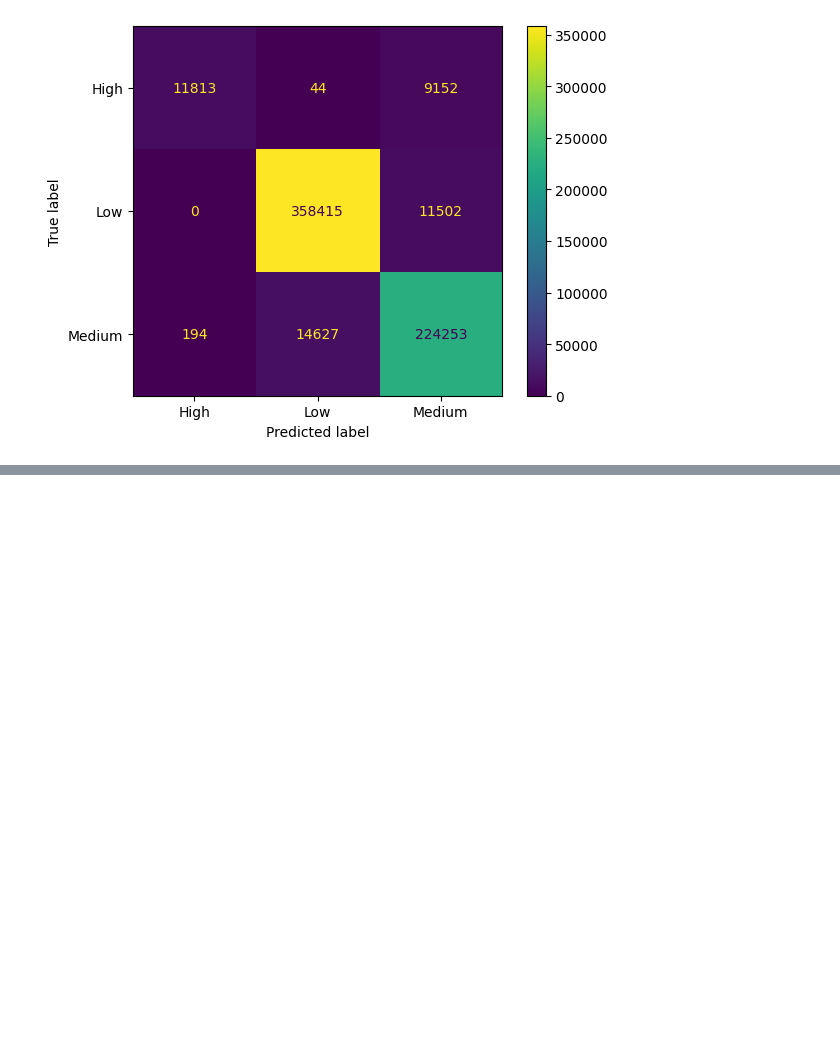
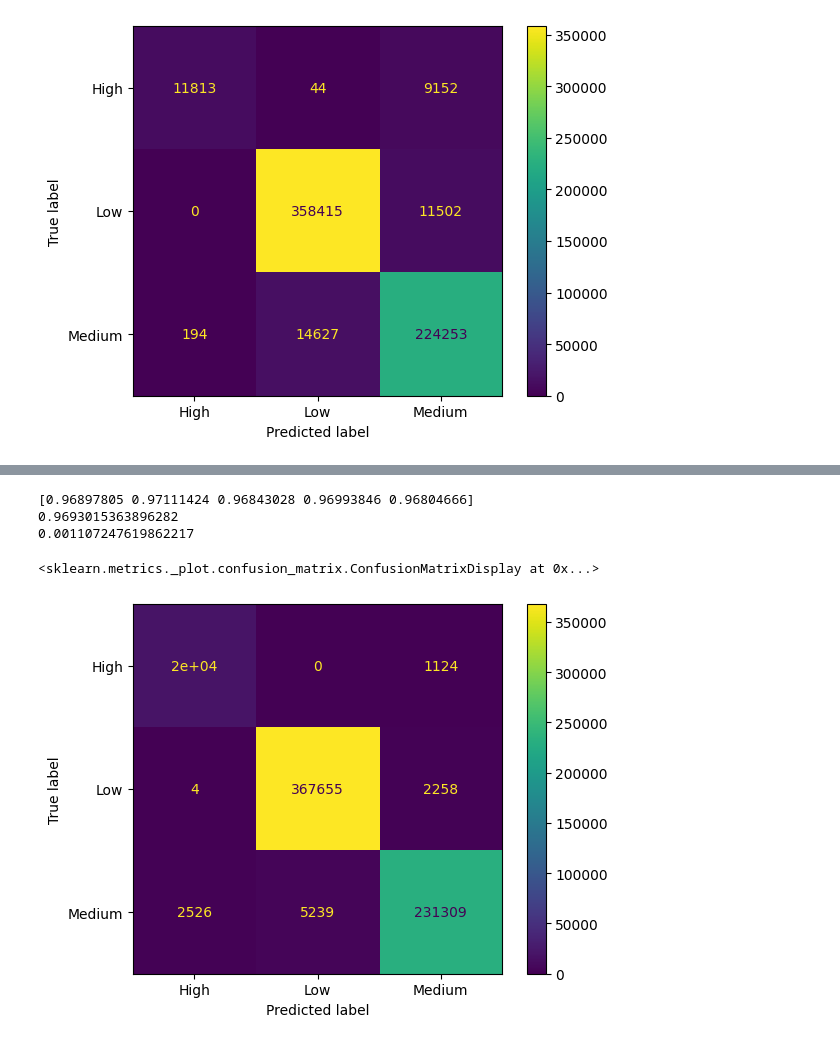
Before and after one commit to donya-beh/GSB-545, a Jupyter notebook: Kaggle Comp/Kaggle Homework-Donya Behroozi-donya_beh.ipynb, the cells around one changed output, grey strips where cells are left out. Saved outputs shown, nothing was run; the diff lists cells and outputs as text; code cells hidden in the pictures; blank space fills up the shorter version.

```diff
--- a/Kaggle Comp/Kaggle Homework-Donya Behroozi-donya_beh.ipynb
+++ b/Kaggle Comp/Kaggle Homework-Donya Behroozi-donya_beh.ipynb
@@ -493,8 +492,11 @@ xgb_pipeline = Pipeline(
      ("xgb", XGBClassifier(random_state=321, objective="multi:softprob", eval_metric="mlogloss"))]
 )
 
-#default catboost pipeline
-catboost = CatBoostClassifier(random_state=321, loss_function = "MultiClass", auto_class_weights="Balanced", verbose=0)
+#default histgradient boosting pipeline
+hgb_pipeline = Pipeline(
+    [("preprocessing", ct_dummify),
+     ("hgb", HistGradientBoostingClassifier(random_state=321, class_weight='balanced'))]
+)
 # %%
 #random forest default model with 5-fold cross validation
 cv = StratifiedKFold(n_splits=5, shuffle=True, random_state=321)
@@ -539,0 +546,14 @@ You can try to debug the error by setting error_score='raise'.
+# %%
+#histgradient boosting default model with 5-fold cross validation
+cv_scores_hgb = cross_val_score(hgb_pipeline, X, y, cv=cv, scoring="balanced_accuracy", n_jobs=-1)
+print(cv_scores_hgb)
+print(cv_scores_hgb.mean())
+print(cv_scores_hgb.std())
+cross_val_predict_hgb = cross_val_predict(hgb_pipeline, X, y, cv=cv, n_jobs=-1)
+ConfusionMatrixDisplay.from_predictions(y, cross_val_predict_hgb)
+# %% [output]
+[0.96897805 0.97111424 0.96843028 0.96993846 0.96804666]
+0.9693015363896282
+0.001107247619862217
+<sklearn.metrics._plot.confusion_matrix.ConfusionMatrixDisplay at 0x...>
+[figure, added]
```
Also changed, not shown: parts of 2 cells of this notebook.
